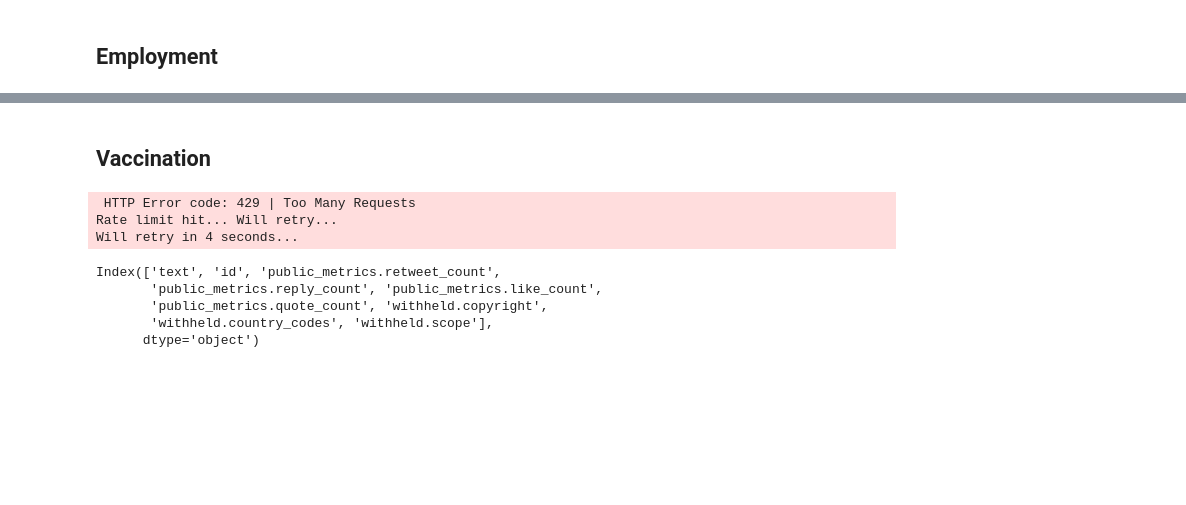
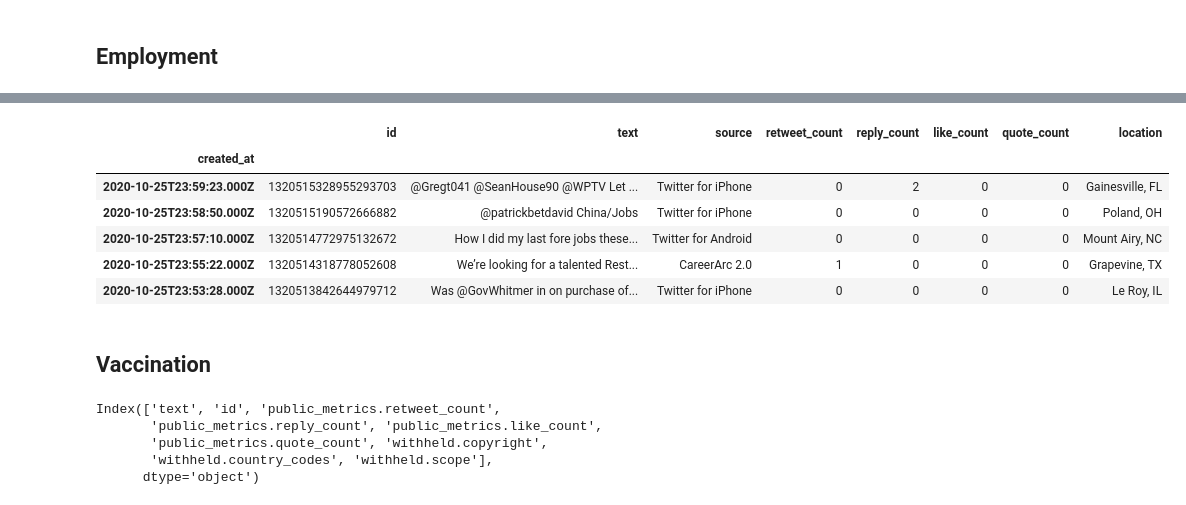
Before and after one commit to factitious/survey_v_social_media, a Jupyter notebook: Methods/Scripts/Twitter/Main.ipynb, the cells around one changed output, grey strips where cells are left out. Saved outputs shown, nothing was run; the diff lists cells and outputs as text; code cells hidden in the pictures; blank space fills up the shorter version.

```diff
--- a/Methods/Scripts/Twitter/Main.ipynb
+++ b/Methods/Scripts/Twitter/Main.ipynb
@@ -74,3 +81,29 @@ emp_df, emp_logs = TwitterData.load_all('Employment')
+# %%
+def clean_df_1a(df):
+
+    cdf = df.drop([
+        'lang',
+        'geo.place_id',
+        'geo.coordinates.type',
+        'geo.coordinates.coordinates'
+                  ],axis =1)
+
+    cdf = cdf.rename(columns =
+        {
+            'public_metrics.retweet_count':'retweet_count',
+            'public_metrics.reply_count':'reply_count',
+            'public_metrics.like_count':'like_count',
+            'public_metrics.quote_count':'quote_count',
+            'full_name':'location'
+        }
+
+    )
+
+    return cdf
+
+clean_emp_df = clean_df_1a(emp_df)
+df_path = '/Volumes/Survey_Social_Media_Compare/Methods/Data/Twitter/Raw/Aggregate/emp_df.csv'
+clean_emp_df.to_csv(df_path, index = True, header = True)
 # %%
 emp_df.head()
 # %% [output]
@@ -100,25 +117,31 @@ print(max(emp_df.index))
+# %%
+clean_emp_df.head()
+# %% [output]
+|  | id | text | source | retweet_count | reply_count | like_count | quote_count | location |
+| created_at |  |  |  |  |  |  |  |  |
+| 2020-10-25T23:59:23.000Z | 1320515328955293703 | @Gregt041 @SeanHouse90 @WPTV Let ... | Twitter for iPhone | 0 | 2 | 0 | 0 | Gainesville, FL |
+| 2020-10-25T23:58:50.000Z | 1320515190572666882 | @patrickbetdavid China/Jobs | Twitter for iPhone | 0 | 0 | 0 | 0 | Poland, OH |
+| 2020-10-25T23:57:10.000Z | 1320514772975132672 | How I did my last fore jobs these... | Twitter for Android | 0 | 0 | 0 | 0 | Mount Airy, NC |
+| 2020-10-25T23:55:22.000Z | 1320514318778052608 | We’re looking for a talented Rest... | CareerArc 2.0 | 1 | 0 | 0 | 0 | Grapevine, TX |
+| 2020-10-25T23:53:28.000Z | 1320513842644979712 | Was @GovWhitmer in on purchase of... | Twitter for iPhone | 0 | 0 | 0 | 0 | Le Roy, IL |
 # %% [markdown]
 ## Vaccination
 # %%
-vaccination_data = TwitterData('Vaccination')
-vaccination_data.validate_credentials()
+# vaccination_data = TwitterData('Vaccination')
+# vaccination_data.validate_credentials()
 
-start_week = 0
-end_week = 30
+# start_week = 0
+# end_week = 30
 
-for week_num in range(start_week, end_week+1,1):
+# for week_num in range(start_week, end_week+1,1):
 
-    try:
-        vaccination_data.get_one_week(week_num)
-    except:
-        print("Failed to get week #{}".format(week_num))
-        continue
+#     try:
+#         vaccination_data.get_one_week(week_num)
+#     except:
+#         print("Failed to get week #{}".format(week_num))
+#         continue
 
-    vaccination_data.export_one_week()
+#     vaccination_data.export_one_week()
-# %% [output]
- HTTP Error code: 429 | Too Many Requests
-Rate limit hit... Will retry...
-Will retry in 4 seconds...
 # %%
 vacc_df, vacc_logs = TwitterData.load_all('Vaccination')
 # %%
```
Also changed, not shown: parts of 10 cells of this notebook.
